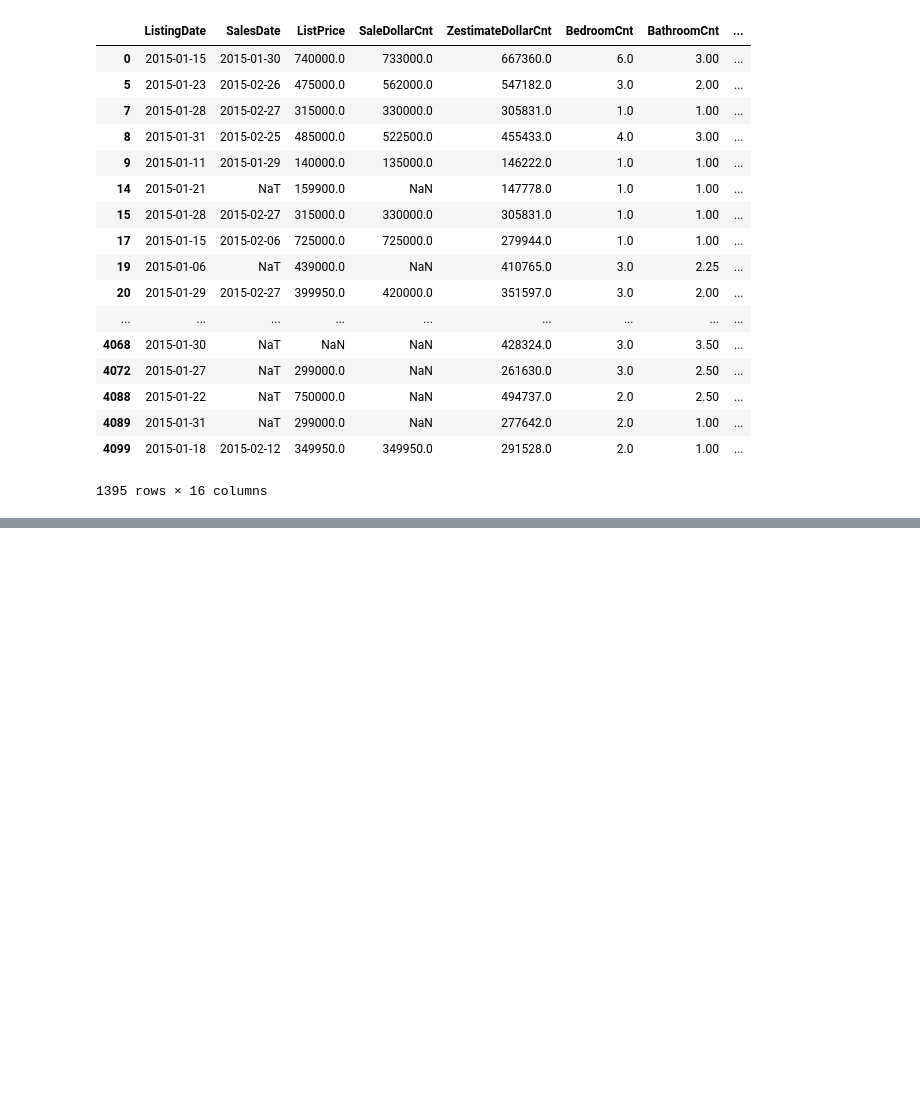
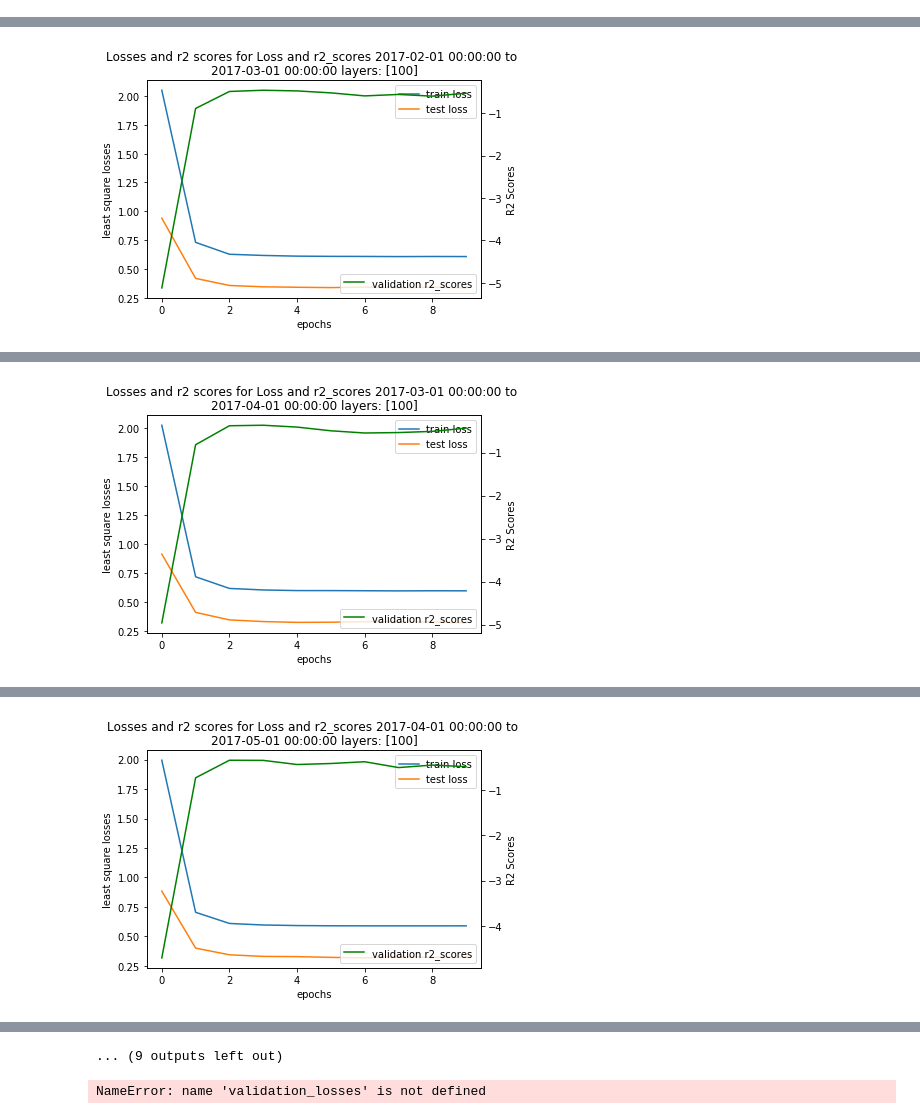
Before and after one commit to leedtan/LeeTanData, a Jupyter notebook: SimpleML_HouseSales/HousePredictions_full.ipynb, the cells around one changed output, grey strips where cells are left out. Cells and saved outputs as stored; diff of their text form; code cells hidden in the pictures; blank space fills up the shorter version.

```diff
--- a/SimpleML_HouseSales/HousePredictions_full.ipynb
+++ b/SimpleML_HouseSales/HousePredictions_full.ipynb
@@ -210,21 +216,0 @@ epoch: 90 train loss:  0.70341235 val loss:  0.5321618 r2_score: -0.335625461057
-# %%
-df_train
-# %% [output]
-|  | ListingDate | SalesDate | ListPrice | SaleDollarCnt | ZestimateDollarCnt | BedroomCnt | BathroomCnt | ... |
-| 0 | 2015-01-15 | 2015-01-30 | 740000.0 | 733000.0 | 667360.0 | 6.0 | 3.00 | ... |
-| 5 | 2015-01-23 | 2015-02-26 | 475000.0 | 562000.0 | 547182.0 | 3.0 | 2.00 | ... |
-| 7 | 2015-01-28 | 2015-02-27 | 315000.0 | 330000.0 | 305831.0 | 1.0 | 1.00 | ... |
-| 8 | 2015-01-31 | 2015-02-25 | 485000.0 | 522500.0 | 455433.0 | 4.0 | 3.00 | ... |
-| 9 | 2015-01-11 | 2015-01-29 | 140000.0 | 135000.0 | 146222.0 | 1.0 | 1.00 | ... |
-| 14 | 2015-01-21 | NaT | 159900.0 | NaN | 147778.0 | 1.0 | 1.00 | ... |
-| 15 | 2015-01-28 | 2015-02-27 | 315000.0 | 330000.0 | 305831.0 | 1.0 | 1.00 | ... |
-| 17 | 2015-01-15 | 2015-02-06 | 725000.0 | 725000.0 | 279944.0 | 1.0 | 1.00 | ... |
-| 19 | 2015-01-06 | NaT | 439000.0 | NaN | 410765.0 | 3.0 | 2.25 | ... |
-| 20 | 2015-01-29 | 2015-02-27 | 399950.0 | 420000.0 | 351597.0 | 3.0 | 2.00 | ... |
-| ... | ... | ... | ... | ... | ... | ... | ... | ... |
-| 4068 | 2015-01-30 | NaT | NaN | NaN | 428324.0 | 3.0 | 3.50 | ... |
-| 4072 | 2015-01-27 | NaT | 299000.0 | NaN | 261630.0 | 3.0 | 2.50 | ... |
-| 4088 | 2015-01-22 | NaT | 750000.0 | NaN | 494737.0 | 2.0 | 2.50 | ... |
-| 4089 | 2015-01-31 | NaT | 299000.0 | NaN | 277642.0 | 2.0 | 1.00 | ... |
-| 4099 | 2015-01-18 | 2015-02-12 | 349950.0 | 349950.0 | 291528.0 | 2.0 | 1.00 | ... |
-1395 rows × 16 columns
@@ -230,0 +226,3 @@ df_train
+# %%
+walkforward_optimization(df, FIRST_CUTOFF, LAST_CUTOFF)
+# %% [output]
@@ -230,0 +231 @@ df_train
+[figure, added]
@@ -230,0 +234 @@ df_train
+[figure, added]
@@ -230,0 +237 @@ df_train
+[figure, added]
@@ -230,0 +247,5 @@ df_train
+... (9 outputs left out)
+# %%
+visualize_walkforward_optimization_performance(validation_losses)
+# %% [output]
+NameError: name 'validation_losses' is not defined
```
Also changed, not shown: parts of 3 cells of this notebook, 2 other files.
